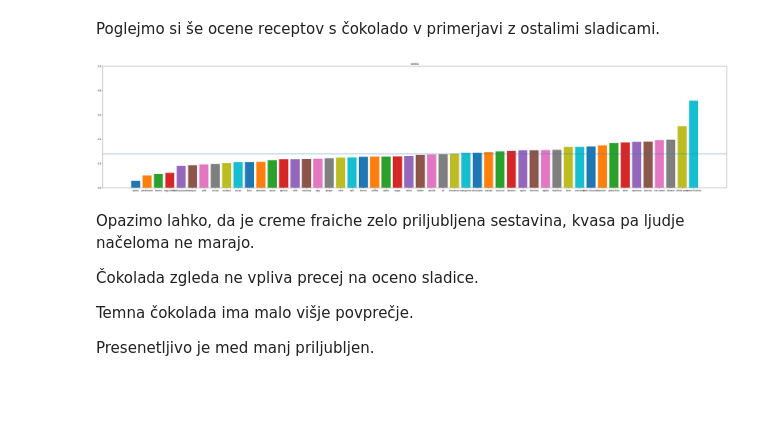
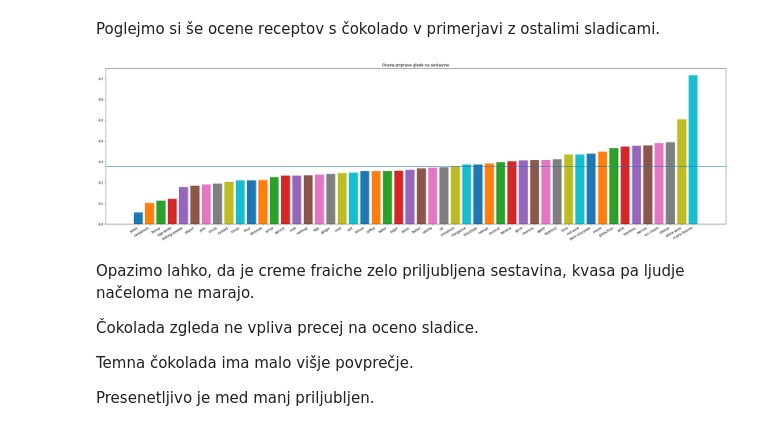
Before and after one commit to StrahR/analiza-sladic, a Jupyter notebook: analiza-sladic.ipynb, the cells around one changed output. Drawn from its saved outputs; the diff is of its cells as text; code cells hidden in the pictures; blank space fills up the shorter version.

```diff
--- a/analiza-sladic.ipynb
+++ b/analiza-sladic.ipynb
@@ -157,45 +186,36 @@ Poglejmo si še ocene receptov s čokolado v primerjavi z ostalimi sladicami.
 # %%
 from typing import Tuple
 def to_rating(ts: str) -> Tuple[float, int]:
-    def aux(ts: str) -> Tuple[float, int]:
-        if ts == '{}':
-            return (0, 0)
-        rating = json.loads(ts)
-        # print(rating)
-        return [float(rating['value']), int(rating['count'])]
-
-    return aux(ts.replace("\'", '\"'))
+    """Pretvori json string v par oblike (ocena, število_glasov)."""
+    if ts == '{}':
+        return (0, 0)
+    ts = ts.replace("\'", '\"')
+    rating = json.loads(ts)
+    return float(rating['value']), int(rating['count'])
 # %%
 ratings = dict()
 for ing in ingredient_list.ingredient:
     jo_contains_ing = jo_ingredients[jo_ingredients.ingredient.str.contains(ing)].groupby('recipe')
     ar_contains_ing = ar_ingredients[ar_ingredients.ingredient.str.contains(ing)].groupby('recipe')
     # print(f'{ing}: {len(jo_contains_ing.count())}')
     ar_recipes_with_ing = ar_recipes.filter(items=list(ar_contains_ing.count().index), axis=0)
     ar_rating = pd.DataFrame.from_dict(dict(ar_recipes_with_ing.rating.apply(to_rating).items()), columns=['value', 'count'], orient='index')
     ar_good_ratings = ar_rating[ar_rating['count'] > 0]
     ar_mean_rating = ar_good_ratings.value.mean()
     ar_total_count = ar_good_ratings['count'].sum()
     ratings[ing] = [ar_mean_rating, ar_total_count]
-# for e in ar_recipes_with_ing.rating:
-#     print(to_rating(e))
-# ratings
+
+ar_rating_by_ingredient = pd.DataFrame.from_dict(ratings, orient='index', columns=['value', 'count'])
+ar_rating_table = ar_rating_by_ingredient[ar_rating_by_ingredient['count'] >= 50].sort_values(by='value')  # odstranimo sestavine ki so malo zastopane
+mean_rating = ar_rating_table.value.mean()
+
+fig = plt.figure(figsize=(35,10))
+ax1 = fig.add_subplot(111)
+ax1.set_title("Ocena priprave glede na sestavine")
+ax1.set_ylim(4, 4.75)
+draw_with_mean(ax1, ar_rating_table, mean_rating, f=(lambda x: x.value))
+# %% [output]
+[figure, added]
-# %%
-ar_rating_by_ingredient = pd.DataFrame.from_dict(ratings, orient='index', columns=['value', 'count'])
-ar_rating_table = ar_rating_by_ingredient[ar_rating_by_ingredient['count'] >= 50].sort_values(by='value')  # odstranimo sestavine ki so malo zastopane
-mean_rating = ar_rating_table.value.mean()
-
-%matplotlib inline
-
-fig = plt.figure(figsize=(50,10))
-ax1 = fig.add_subplot(111)
-ax1.set_title("ocena")
-ax1.set_ylim(4, 5)
-ax1.axhline(y=mean_rating)
-for ing, s in ar_rating_table.iterrows():
-    ax1.bar(ing, s.value)
-# %% [output]
-[figure, removed]
 # %% [markdown]
 Opazimo lahko, da je creme fraiche zelo priljubljena sestavina, kvasa pa ljudje načeloma ne marajo.
 
```
Also changed, not shown: parts of 16 cells of this notebook.
